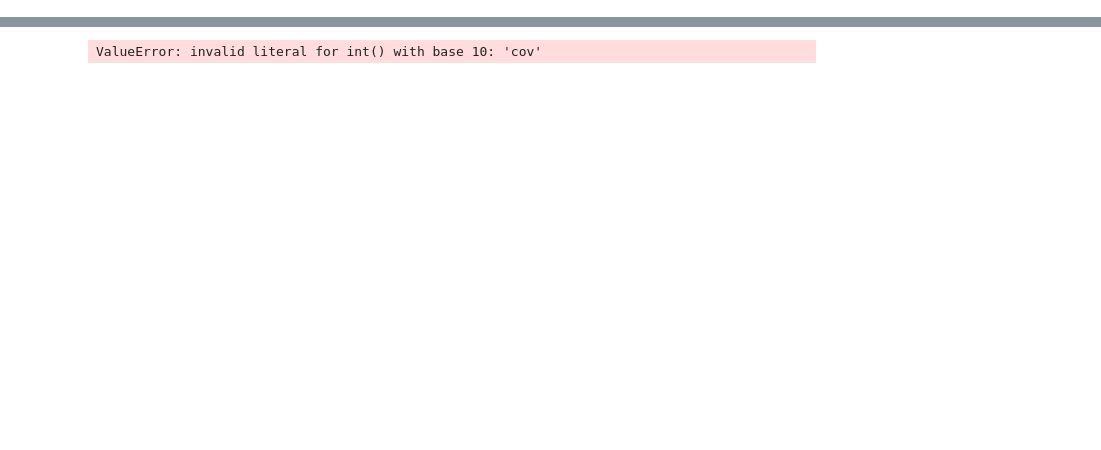
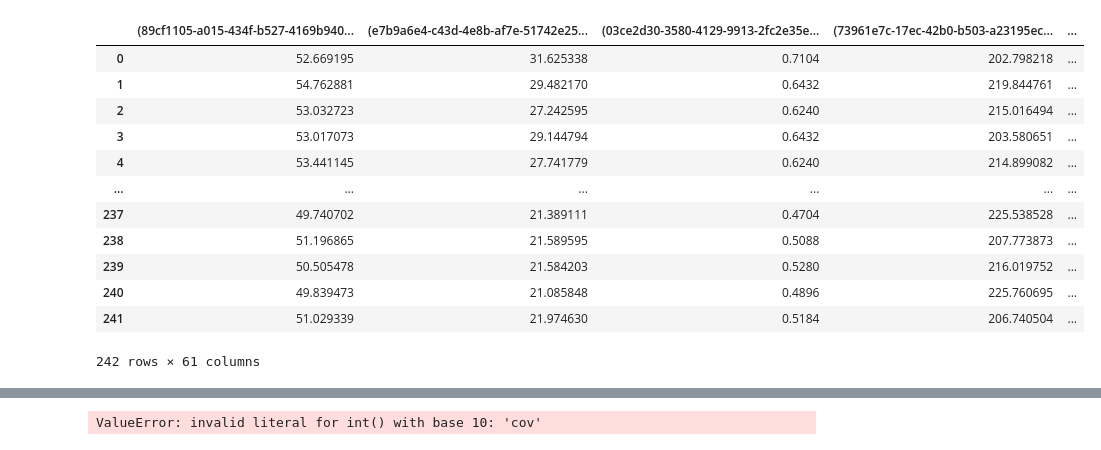
Before and after one commit to CuriBio/sdk_refactor, a Jupyter notebook: Untitled.ipynb, the cells around one changed output, grey strips where cells are left out. Cells and saved outputs as stored; diff of their text form; code cells hidden in the pictures; blank space fills up the shorter version.

```diff
--- a/Untitled.ipynb
+++ b/Untitled.ipynb
@@ -75,0 +175,16 @@ metric_mapper_names = {
+# %%
+pd.DataFrame(data=table.to_pandas().values, columns=tuples)
+# %% [output]
+|  | (89cf1105-a015-434f-b527-4169b940... | (e7b9a6e4-c43d-4e8b-af7e-51742e25... | (03ce2d30-3580-4129-9913-2fc2e35e... | (73961e7c-17ec-42b0-b503-a23195ec... | ... |
+| 0 | 52.669195 | 31.625338 | 0.7104 | 202.798218 | ... |
+| 1 | 54.762881 | 29.482170 | 0.6432 | 219.844761 | ... |
+| 2 | 53.032723 | 27.242595 | 0.6240 | 215.016494 | ... |
+| 3 | 53.017073 | 29.144794 | 0.6432 | 203.580651 | ... |
+| 4 | 53.441145 | 27.741779 | 0.6240 | 214.899082 | ... |
+| ... | ... | ... | ... | ... | ... |
+| 237 | 49.740702 | 21.389111 | 0.4704 | 225.538528 | ... |
+| 238 | 51.196865 | 21.589595 | 0.5088 | 207.773873 | ... |
+| 239 | 50.505478 | 21.584203 | 0.5280 | 216.019752 | ... |
+| 240 | 49.839473 | 21.085848 | 0.4896 | 225.760695 | ... |
+| 241 | 51.029339 | 21.974630 | 0.5184 | 206.740504 | ... |
+242 rows × 61 columns
```
Also changed, not shown: parts of 45 cells of this notebook, 18 other files.
